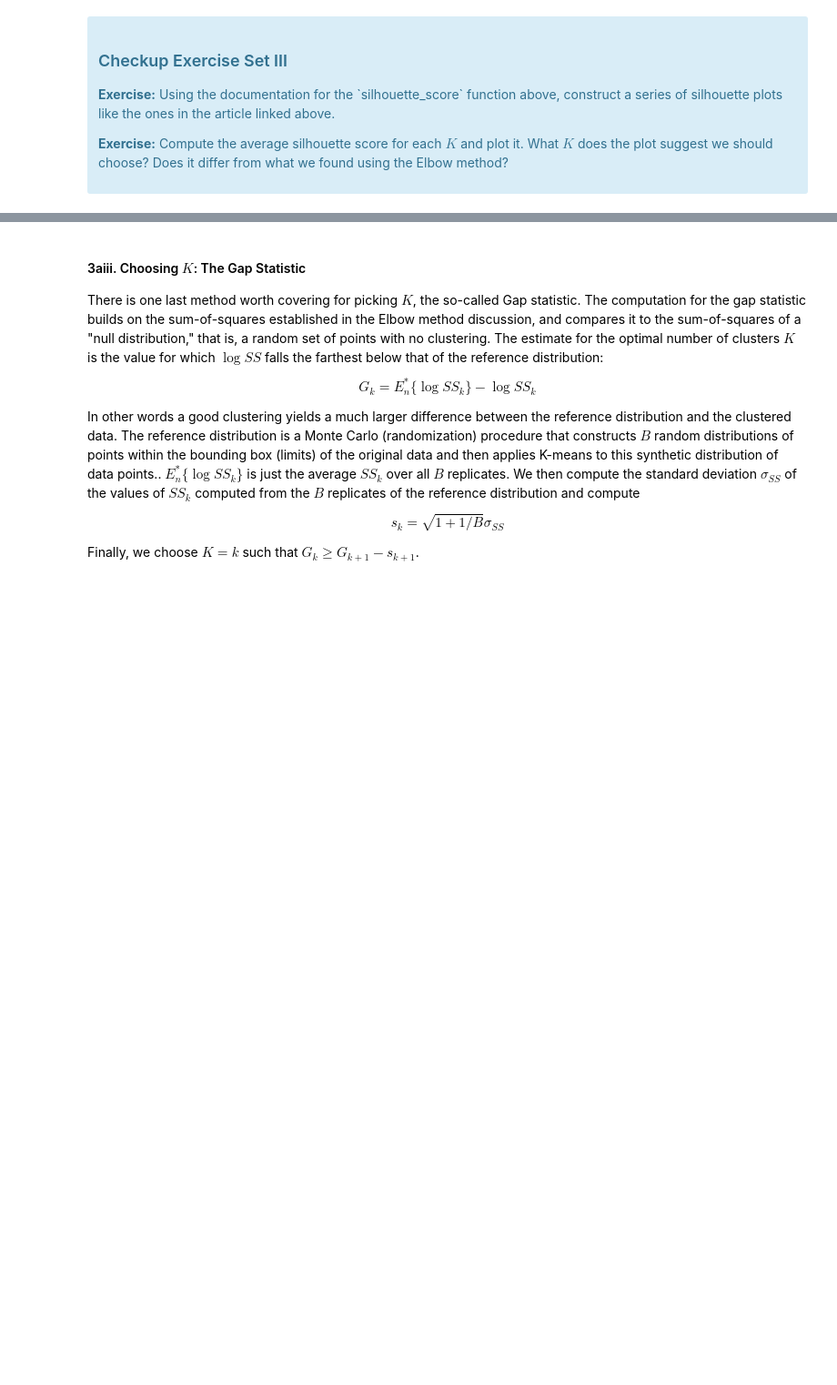
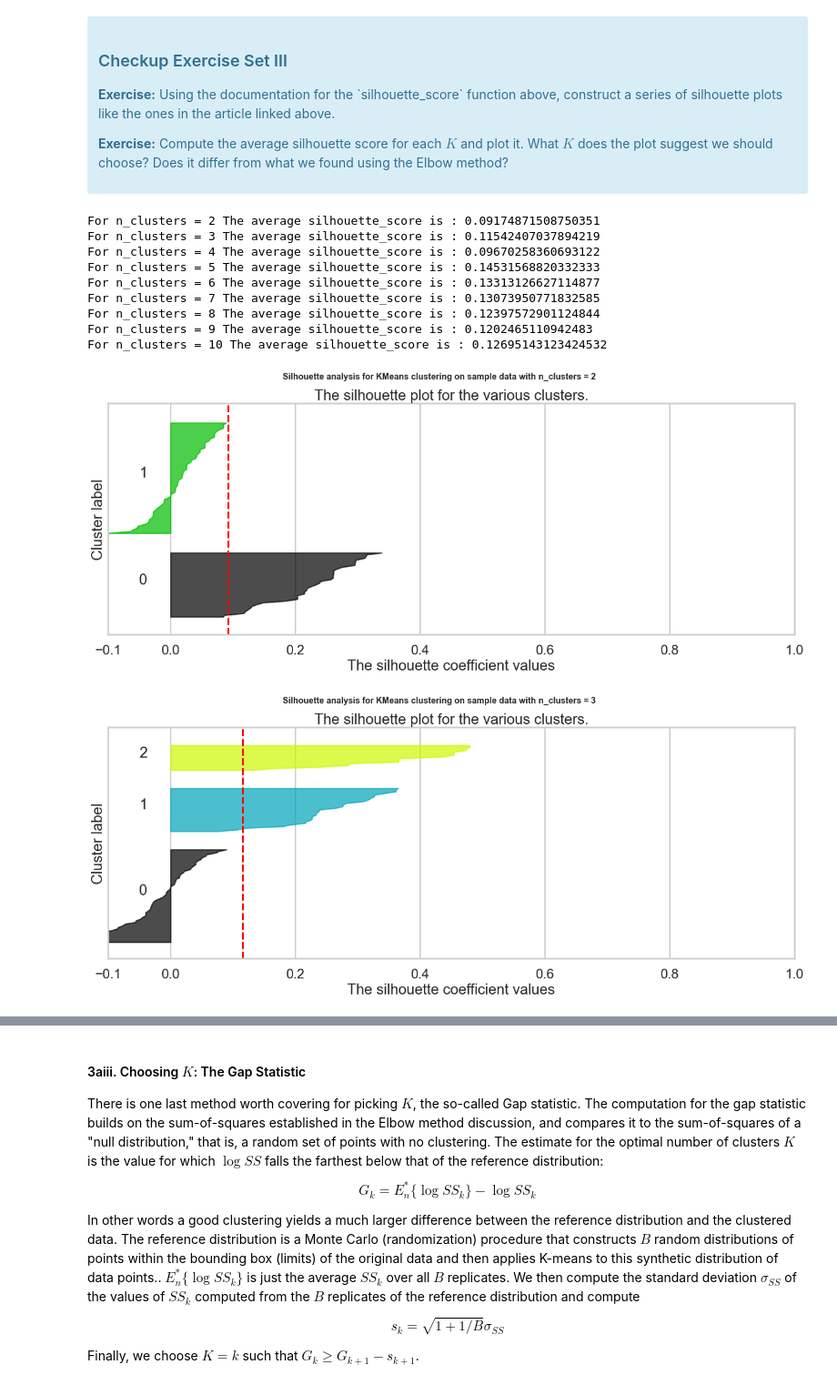
Before and after one commit to charsh12/DS-Career-Track, a Jupyter notebook: Unit 15/Case Study/Clustering_Case_Study/Clustering Case Study - Customer Segmentation with K-Means - Tier 3.ipynb, the cells around one changed output, grey strips where cells are left out. Shown at 91% size. Cells and saved outputs as stored; diff of their text form; code cells hidden in the pictures; blank space fills up the shorter version.

```diff
--- a/Unit 15/Case Study/Clustering_Case_Study/Clustering Case Study - Customer Segmentation with K-Means - Tier 3.ipynb
+++ b/Unit 15/Case Study/Clustering_Case_Study/Clustering Case Study - Customer Segmentation with K-Means - Tier 3.ipynb
@@ -247,0 +233,79 @@ Source: http://www.stat.berkeley.edu/~spector/s133/Clus.html
+# %%
+# Your turn.
+from sklearn.metrics import silhouette_samples, silhouette_score
+import matplotlib.cm as cm
+import matplotlib.style as style
+
+sil_avg_k_clusters =[]
+for k in krange:
+    fig, ax1 = plt.subplots(1,1)
+    fig.set_size_inches(18,7)
+
+    # The 1st subplot is the silhouette plot
+    # The silhouette coefficient can range from -1, 1 but in this example all
+    # lie within [-0.1, 1]
+    ax1.set_xlim([-0.1, 1])
+    # The (n_clusters+1)*10 is for inserting blank space between silhouette
+    # plots of individual clusters, to demarcate them clearly.
+    ax1.set_ylim([0, len(x_cols) + (k + 1) * 10])
+
+    model = KMeans(n_clusters=k, random_state=42)
+    model_labels = model.fit_predict(x_cols)
+
+    # silhoutte score
+    sil_avg = silhouette_score(x_cols, model_labels)
+    print("For n_clusters =", k,
+          "The average silhouette_score is :", sil_avg)
+
+    sil_avg_k_clusters.append(sil_avg)
+
+    # compute the silhoutte score for each sample.
+    sample_sil_values = silhouette_samples(x_cols, model_labels)
+
+    # lets take the random ylower=10
+    y_lower=10
+
+    for j in range(k):
+        j_sl_custer_avg_value = sample_sil_values[model_labels == j]
+
+        j_sl_custer_avg_value.sort()
+
+        size_j = j_sl_custer_avg_value.shape[0]
+        y_upper = y_lower + size_j
+
+        color = cm.nipy_spectral(float(j) / k)
+        ax1.fill_betweenx(np.arange(y_lower, y_upper),
+                          0, j_sl_custer_avg_value,
+                          facecolor=color, edgecolor=color, alpha=0.7)
+
+        # Label the silhouette plots with their cluster numbers at the middle
+        ax1.text(-0.05, y_lower + 0.5 * size_j, str(j))
+
+        # update ylower.
+        y_lower = y_upper+10
+
+        ax1.set_title("The silhouette plot for the various clusters.")
+        ax1.set_xlabel("The silhouette coefficient values")
+        ax1.set_ylabel("Cluster label")
+
+        # The vertical line for average silhouette score of all the values
+        ax1.axvline(x=sil_avg, color="red", linestyle="--")
+
+        ax1.set_yticks([])  # Clear the yaxis labels / ticks
+        ax1.set_xticks([-0.1, 0, 0.2, 0.4, 0.6, 0.8, 1])
+
+        plt.suptitle(("Silhouette analysis for KMeans clustering on sample data "
+                       "with n_clusters = %d" % k),
+                      fontsize=14, fontweight='bold')
+# %% [output]
+For n_clusters = 2 The average silhouette_score is : 0.09174871508750351
+For n_clusters = 3 The average silhouette_score is : 0.11542407037894219
+For n_clusters = 4 The average silhouette_score is : 0.09670258360693122
+For n_clusters = 5 The average silhouette_score is : 0.14531568820332333
+For n_clusters = 6 The average silhouette_score is : 0.13313126627114877
+For n_clusters = 7 The average silhouette_score is : 0.13073950771832585
+For n_clusters = 8 The average silhouette_score is : 0.12397572901124844
+For n_clusters = 9 The average silhouette_score is : 0.1202465110942483
+For n_clusters = 10 The average silhouette_score is : 0.12695143123424532
+[figure, added]
+[figure, added]
```
Also changed, not shown: parts of 16 cells of this notebook.
